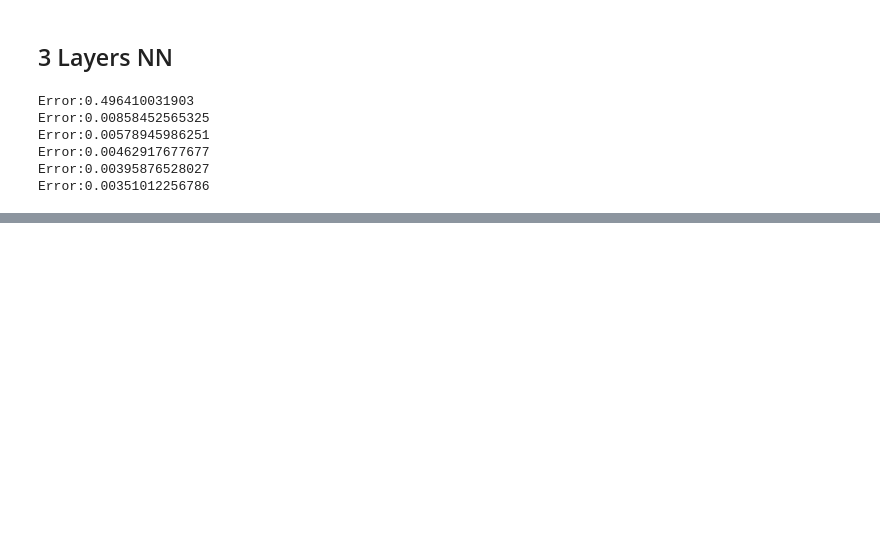
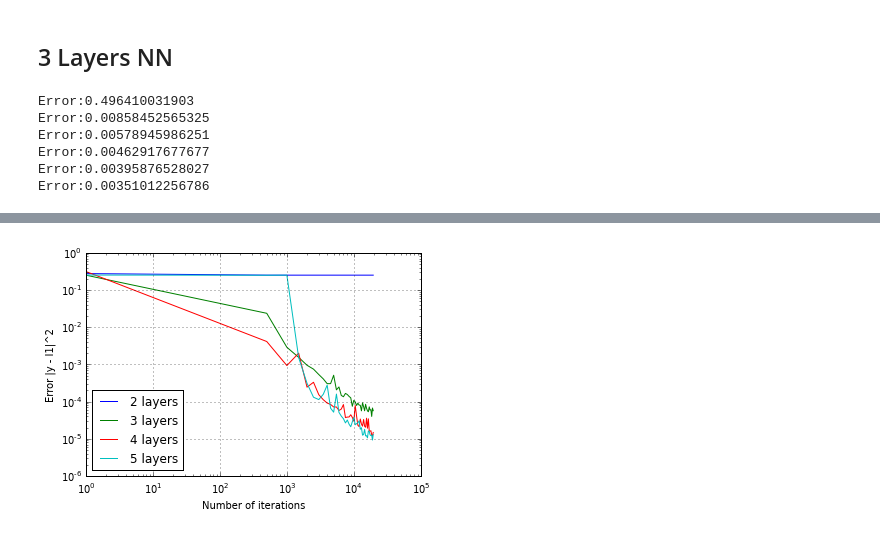
Before and after one commit to Matael/ML_intro, a Jupyter notebook: 11Lines.ipynb, the cells around one changed output, grey strips where cells are left out. Saved outputs shown, nothing was run; the diff lists cells and outputs as text; code cells hidden in the pictures; blank space fills up the shorter version.

```diff
--- a/11Lines.ipynb
+++ b/11Lines.ipynb
@@ -410,9 +410,3 @@ Error:0.00578945986251
 Error:0.00462917677677
 Error:0.00395876528027
 Error:0.00351012256786
-# %%
-import numpy as np
-
-test = []
-test.append(np.random.random((3,2)))
-test.append(np.random.random((4,4)))
@@ -432,2 +412,0 @@ array([[ 0.9169426 ,  0.6744844 ,  0.52294041,  0.61871406],
-# %%
-a = list(range(3))
@@ -441,0 +566,14 @@ TypeError: range() does not take keyword arguments
+# %%
+iterations_numbers = list(range(1, 20000, 500))
+results = [[] for _ in range(2,6)]
+NN_list = [DeepNetwork(_, X, y) for _ in [[3,1], [3,4,1], [3,4,4,1], [3,4,4,4,1]]]
+listlen = len(NN_list)
+
+for it in iterations_numbers:
+    print('Training on {} iterations : '.format(it), end='')
+    for i in range(listlen):
+        print('{}... '.format(i), end='')
+        NN_list[i].train_iter(it)
+        guesses = NN_list[i].test(X)
+        results[i].append(np.mean(np.power(np.abs(y - guesses), 2)))
+    print('')
@@ -441,0 +598,13 @@ TypeError: range() does not take keyword arguments
+# %%
+plt.figure()
+plt.hold(True)
+for i in range(listlen):
+    plt.loglog(iterations_numbers, results[i])
+
+plt.xlabel('Number of iterations')
+plt.ylabel('Error |y - l1|^2')
+plt.grid(True)
+plt.legend(["{} layers".format(NN_list[_].lnb) for _ in range(listlen)], loc='lower left')
+plt.show()
+# %% [output]
+[figure, added]
```
Also changed, not shown: parts of 11 cells of this notebook.
